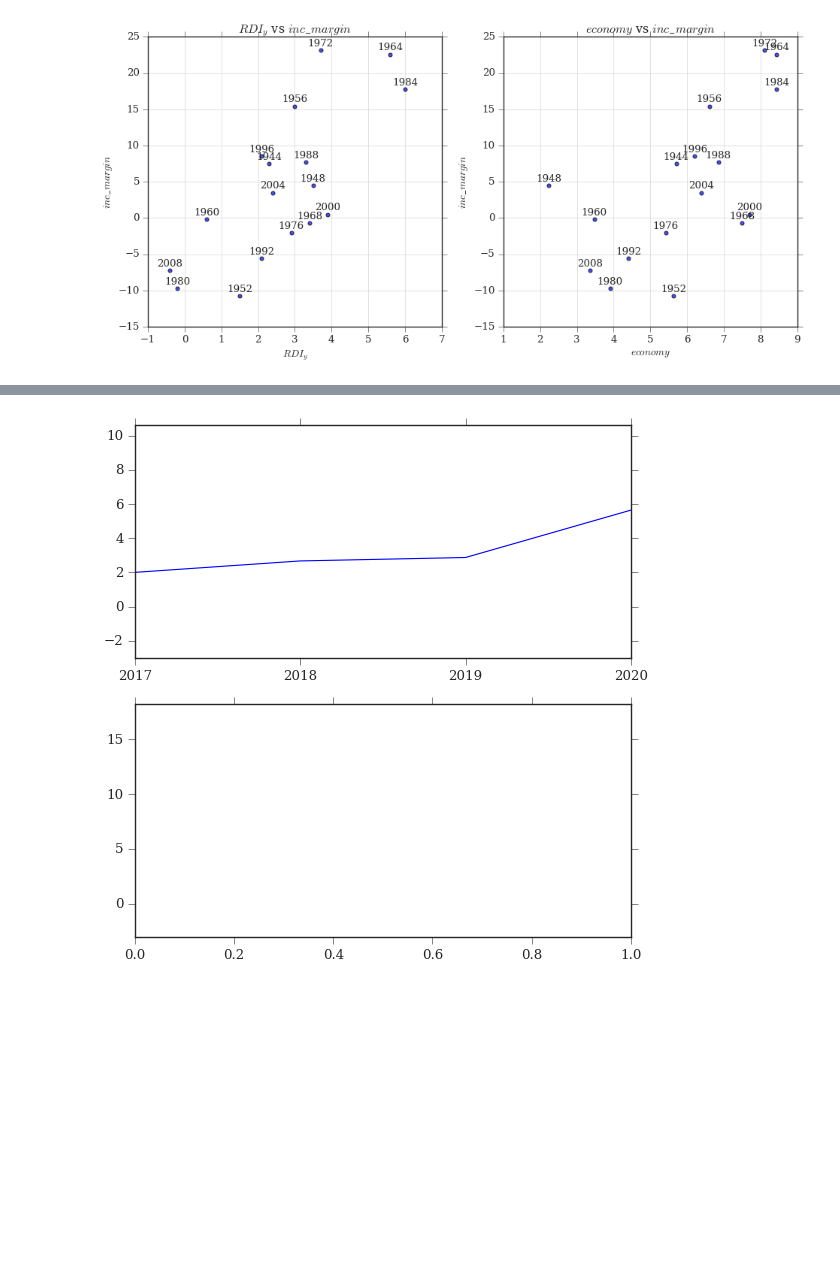
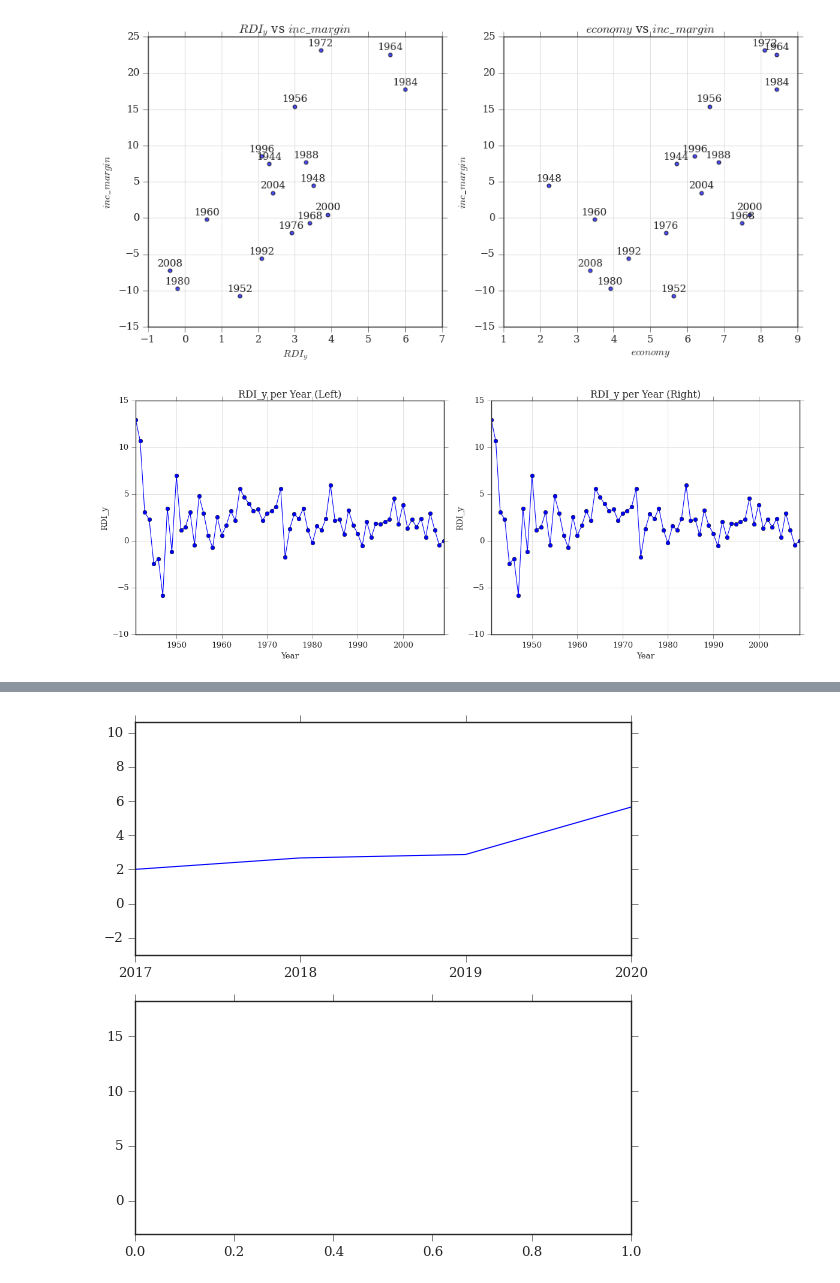
Before and after one commit to infovote-io/dashboard, a Jupyter notebook: infovote.ipynb, the cells around one changed output, grey strips where cells are left out. Cells and saved outputs as stored; diff of their text form; code cells hidden in the pictures; blank space fills up the shorter version.

Commit message:
update graphs

```diff
--- a/infovote.ipynb
+++ b/infovote.ipynb
@@ -215,3 +217,42 @@ plt.tight_layout()
 plt.show()
 # %% [output]
 [figure]
+# %%
+import pandas as pd
+import matplotlib.pyplot as plt
+from matplotlib.dates import DateFormatter
+
+# Read the CSV data
+dropbox_urlF = "https://www.dropbox.com/scl/fi/5c2jkx2eeai2qfcbcwxcf/df_voteF.csv?rlkey=1io0vhhbu2wn1zbiyvsqsh7n8&dl=1"
+df_voteF = pd.read_csv(dropbox_urlF)
+df_voteF['year'] = pd.to_datetime(df_voteF['year'], format='%Y')
+
+# Set up a 1x2 grid of subplots
+fig, axs = plt.subplots(1, 2, figsize=(15, 6))
+
+# Plot on the left subplot
+axs[0].plot(df_voteF['year'], df_voteF['RDI_y'], marker='o')
+axs[0].set_title('RDI_y per Year (Left)')
+axs[0].set_xlabel('Year')
+axs[0].set_ylabel('RDI_y')
+
+# Format x-axis labels as years
+date_form = DateFormatter("%Y")
+axs[0].xaxis.set_major_formatter(date_form)
+axs[0].grid(True)
+
+# Plot on the right subplot (identical to the left)
+axs[1].plot(df_voteF['year'], df_voteF['RDI_y'], marker='o')
+axs[1].set_title('RDI_y per Year (Right)')
+axs[1].set_xlabel('Year')
+axs[1].set_ylabel('RDI_y')
+
+# Format x-axis labels as years
+axs[1].xaxis.set_major_formatter(date_form)
+axs[1].grid(True)
+
+# Adjust layout and show the plots
+plt.tight_layout()
+plt.show()
+# %% [output]
+[figure, added]
```
Also changed, not shown: parts of 15 cells of this notebook, 4 other files.
